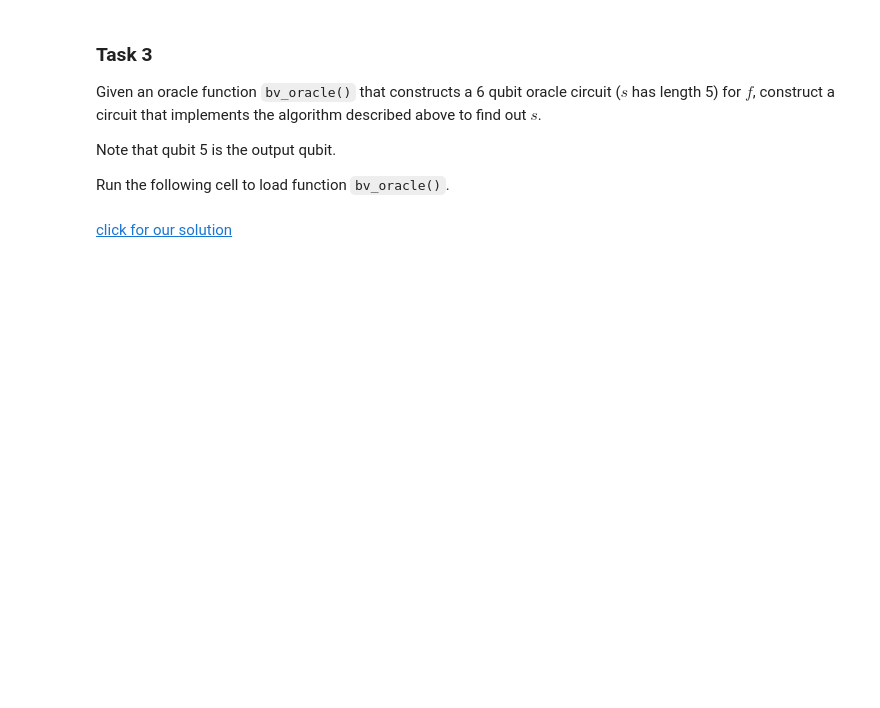
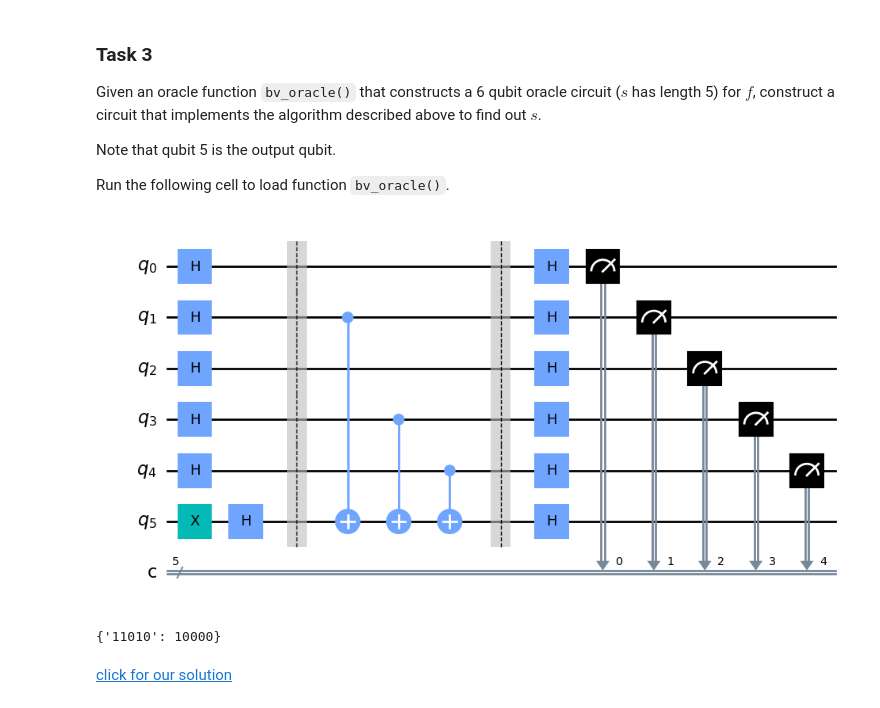
Before and after one commit to rana-elfakharany/NYUAD-QC-Course, a Jupyter notebook: nickel-master/nickel-master/nickel/A05_Bernstein_Vazirani_Algorithm.ipynb, the cells around one changed output. Saved outputs shown, nothing was run; the diff lists cells and outputs as text; code cells hidden in the pictures; blank space fills up the shorter version.

```diff
--- a/nickel-master/nickel-master/nickel/A05_Bernstein_Vazirani_Algorithm.ipynb
+++ b/nickel-master/nickel-master/nickel/A05_Bernstein_Vazirani_Algorithm.ipynb
@@ -129,18 +132,31 @@ Run the following cell to load function `bv_oracle()`.
 # %%
 from qiskit import QuantumCircuit, execute, Aer
 
 n=5
 
 #Create quantum circuit
 bv_circuit = QuantumCircuit(n+1, n)
 
 #Your code here
+bv_circuit.x(n)
+bv_circuit.h(range(n+1))
+
+bv_circuit.compose(bv_oracle(), inplace=True)
+
+bv_circuit.h(range(n+1))
+
+bv_circuit.measure(range(n),range(n))
+
 
 bv_circuit.draw(output="mpl")
+# %% [output]
+[figure, added]
 # %%
 job = execute(bv_circuit, Aer.get_backend('qasm_simulator'),shots=10000)
 counts = job.result().get_counts()
 print(counts)
+# %% [output]
+{'11010': 10000}
 # %% [markdown]
 <a href="A05_Bernstein_Vazirani_Algorithm_Solutions.ipynb#task3">click for our solution</a>
 # %% [markdown]
```
Also changed, not shown: parts of 3 cells of this notebook, 5 other files.
